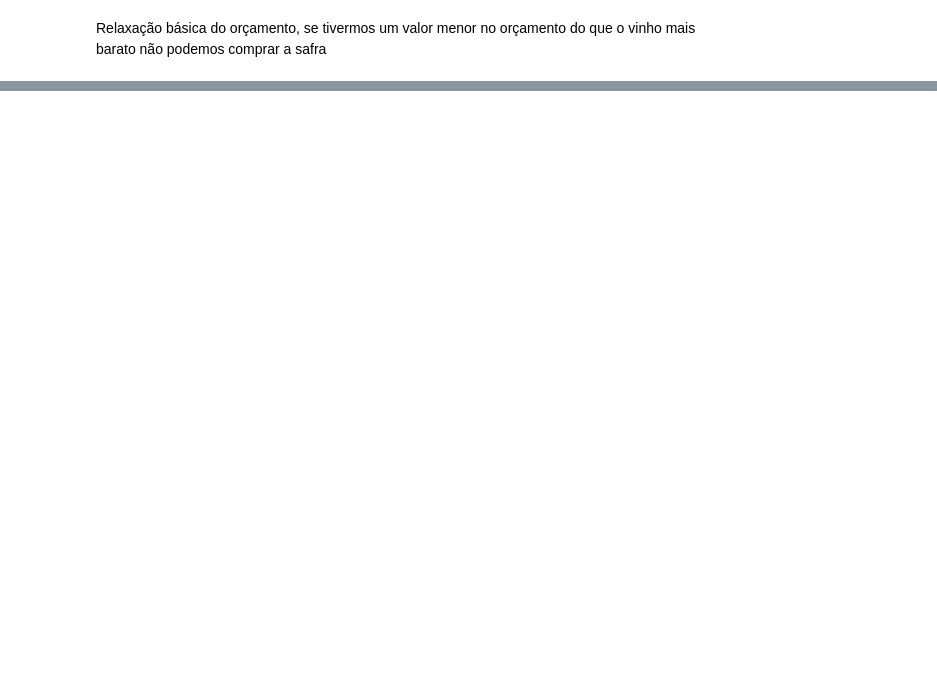
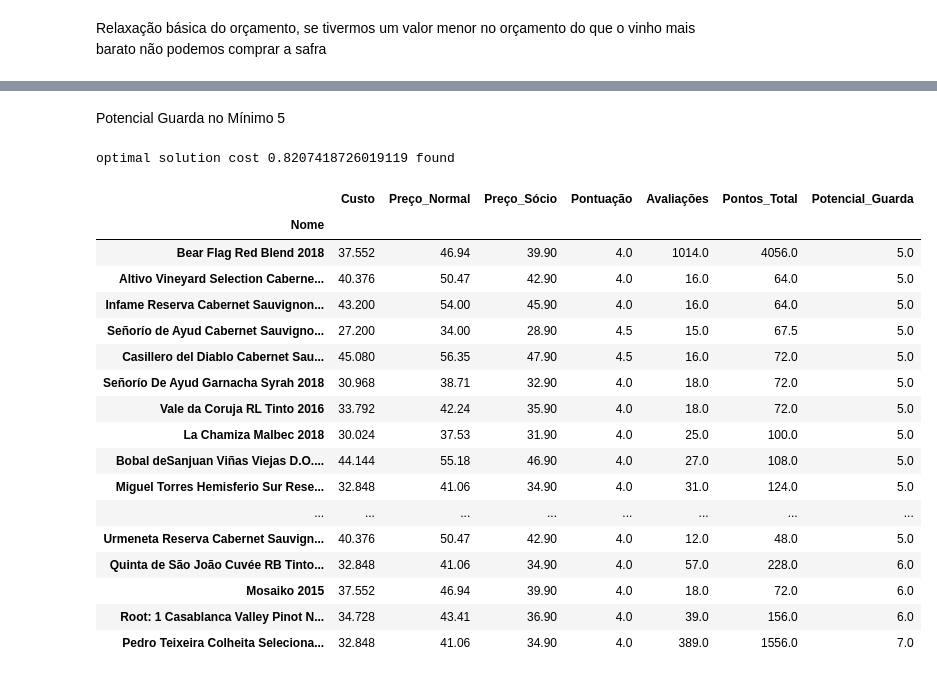
Before and after one commit to ronaldokun/wino, a Jupyter notebook: 03_mip.ipynb, the cells around one changed output, grey strips where cells are left out. Saved outputs shown, nothing was run; the diff lists cells and outputs as text; code cells hidden in the pictures; blank space fills up the shorter version.

```diff
--- a/03_mip.ipynb
+++ b/03_mip.ipynb
@@ -558,0 +680,36 @@ for i, p in enumerate(getpart(data.index.values)):
+# %%
+for i in n:
+    m += wines[i] * avaliação[i] >= wines[i] * 10
+# %% [markdown]
+Potencial Guarda no Mínimo 5
+# %%
+for i in n:
+    m += wines[i] * guarda[i] >= wines[i] * 5
+# %%
+solução = return_solution(m)
+# %% [output]
+optimal solution cost 0.8207418726019119 found
+# %%
+SOLUTIONS[name] = data.loc[solução.keys()].copy()
+df = SOLUTIONS[name]
+# %%
+df[['Custo', 'Preço_Normal', 'Preço_Sócio', 'Pontuação', 'Avaliações', 'Pontos_Total', 'Potencial_Guarda']].sort_values("Potencial_Guarda")
+# %% [output]
+|  | Custo | Preço_Normal | Preço_Sócio | Pontuação | Avaliações | Pontos_Total | Potencial_Guarda |
+| Nome |  |  |  |  |  |  |  |
+| Bear Flag Red Blend 2018 | 37.552 | 46.94 | 39.90 | 4.0 | 1014.0 | 4056.0 | 5.0 |
+| Altivo Vineyard Selection Caberne... | 40.376 | 50.47 | 42.90 | 4.0 | 16.0 | 64.0 | 5.0 |
+| Infame Reserva Cabernet Sauvignon... | 43.200 | 54.00 | 45.90 | 4.0 | 16.0 | 64.0 | 5.0 |
+| Señorío de Ayud Cabernet Sauvigno... | 27.200 | 34.00 | 28.90 | 4.5 | 15.0 | 67.5 | 5.0 |
+| Casillero del Diablo Cabernet Sau... | 45.080 | 56.35 | 47.90 | 4.5 | 16.0 | 72.0 | 5.0 |
+| Señorío De Ayud Garnacha Syrah 2018 | 30.968 | 38.71 | 32.90 | 4.0 | 18.0 | 72.0 | 5.0 |
+| Vale da Coruja RL Tinto 2016 | 33.792 | 42.24 | 35.90 | 4.0 | 18.0 | 72.0 | 5.0 |
+| La Chamiza Malbec 2018 | 30.024 | 37.53 | 31.90 | 4.0 | 25.0 | 100.0 | 5.0 |
+| Bobal deSanjuan Viñas Viejas D.O.... | 44.144 | 55.18 | 46.90 | 4.0 | 27.0 | 108.0 | 5.0 |
+| Miguel Torres Hemisferio Sur Rese... | 32.848 | 41.06 | 34.90 | 4.0 | 31.0 | 124.0 | 5.0 |
+| ... | ... | ... | ... | ... | ... | ... | ... |
+| Urmeneta Reserva Cabernet Sauvign... | 40.376 | 50.47 | 42.90 | 4.0 | 12.0 | 48.0 | 5.0 |
+| Quinta de São João Cuvée RB Tinto... | 32.848 | 41.06 | 34.90 | 4.0 | 57.0 | 228.0 | 6.0 |
+| Mosaiko 2015 | 37.552 | 46.94 | 39.90 | 4.0 | 18.0 | 72.0 | 6.0 |
+| Root: 1 Casablanca Valley Pinot N... | 34.728 | 43.41 | 36.90 | 4.0 | 39.0 | 156.0 | 6.0 |
+| Pedro Teixeira Colheita Seleciona... | 32.848 | 41.06 | 34.90 | 4.0 | 389.0 | 1556.0 | 7.0 |
```
Also changed, not shown: parts of 95 cells of this notebook, 2 other files.
